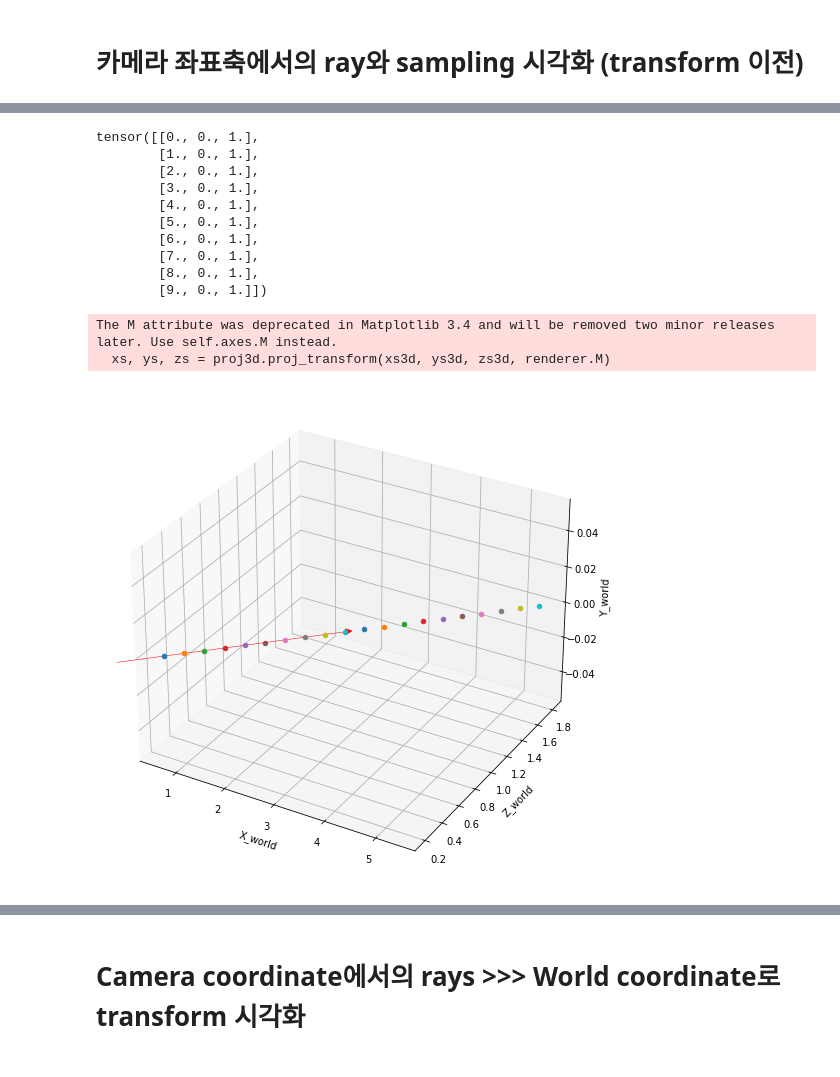
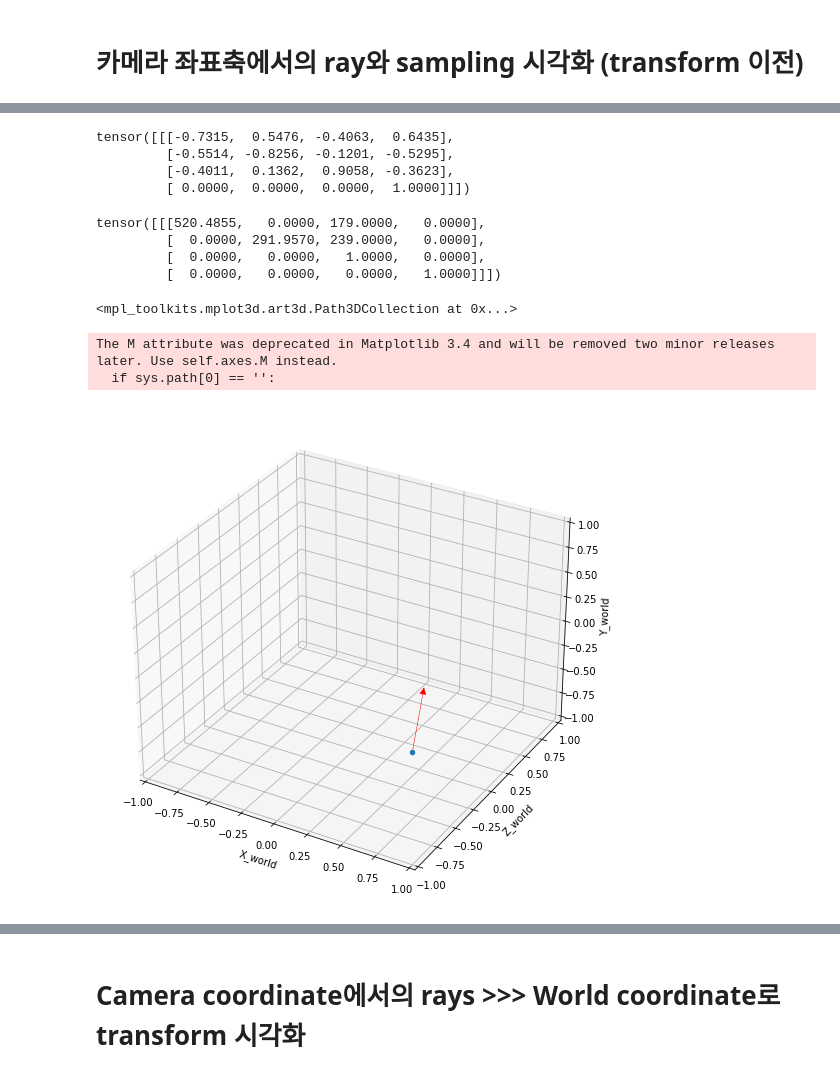
Before and after one commit to nogoing/CameraOptim, a Jupyter notebook: test_notebook.ipynb, the cells around one changed output, grey strips where cells are left out. Saved outputs shown, nothing was run; the diff lists cells and outputs as text; code cells hidden in the pictures.

```diff
--- a/test_notebook.ipynb
+++ b/test_notebook.ipynb
@@ -567,13 +767,0 @@ rays_o = torch.tensor([0, 0, 0]).unsqueeze(0).repeat(1, rays_d.shape[0], 1).resh
-# %%
-rays_d[:10]
-# %% [output]
-tensor([[0., 0., 1.],
-        [1., 0., 1.],
-        [2., 0., 1.],
-        [3., 0., 1.],
-        [4., 0., 1.],
-        [5., 0., 1.],
-        [6., 0., 1.],
-        [7., 0., 1.],
-        [8., 0., 1.],
-        [9., 0., 1.]])
@@ -589,22 +768,41 @@ sampling_points, z_vals = sample_along_camera_ray(ray_o.unsqueeze(0), ray_d.unsq
+# %%
+c2w_
+# %% [output]
+tensor([[[-0.7315,  0.5476, -0.4063,  0.6435],
+         [-0.5514, -0.8256, -0.1201, -0.5295],
+         [-0.4011,  0.1362,  0.9058, -0.3623],
+         [ 0.0000,  0.0000,  0.0000,  1.0000]]])
+# %%
+intrinsic_
+# %% [output]
+tensor([[[520.4855,   0.0000, 179.0000,   0.0000],
+         [  0.0000, 291.9570, 239.0000,   0.0000],
+         [  0.0000,   0.0000,   1.0000,   0.0000],
+         [  0.0000,   0.0000,   0.0000,   1.0000]]])
 # %%
-plt.figure(figsize=(16, 9))
+fig = plt.figure(figsize=(16, 9))
+
 ax = plt.axes(projection='3d')
+
 ax.set_xlabel("X_world")
 ax.set_ylabel("Z_world")
 ax.set_zlabel("Y_world")
+ax.set_xlim3d(-1, 1)
+ax.set_ylim3d(-1, 1)
+ax.set_zlim3d(-1, 1)
 
-xs = [ray_o[0].item(), ray_d[0].item()]
-ys = [ray_o[1].item(), ray_d[1].item()]
-zs = [ray_o[2].item(), ray_d[2].item()]
+x, y, z = c2w_[0, :3, 3].numpy()
+zx, zy, zz = c2w_[0, :3, 2].numpy()
 
+xs = [x, x+zx]
+ys = [y, y+zy]
+zs = [z, z+zz]
 a = Arrow3D(xs, zs, ys, mutation_scale=15,
-                lw=0.5, arrowstyle="-|>", color="r")
+            lw=0.5, arrowstyle="-|>", color="r")
 ax.add_artist(a)
-
-for p in sampling_points[0]:
-    x, y, z = p[0].item(), p[1].item(), p[2].item()
-    ax.scatter3D(x, z, y, cmap='Greens')
+ax.scatter3D(x, z, y, cmap='Greens')
 # %% [output]
-The M attribute was deprecated in Matplotlib 3.4 and will be removed two minor releases later. Use self.axes.M instead.
-  xs, ys, zs = proj3d.proj_transform(xs3d, ys3d, zs3d, renderer.M)
+<mpl_toolkits.mplot3d.art3d.Path3DCollection at 0x...>
+The M attribute was deprecated in Matplotlib 3.4 and will be removed two minor releases later. Use self.axes.M instead.
+  if sys.path[0] == '':
-[figure, old version]
+[figure, new version]
```
Also changed, not shown: parts of 75 cells of this notebook, 4 other files.
